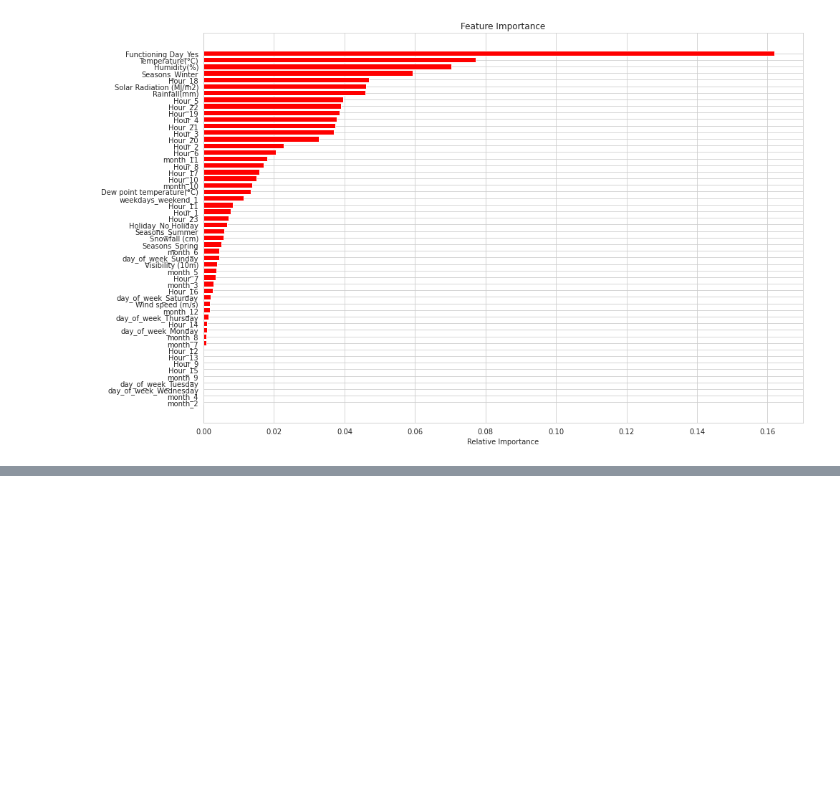
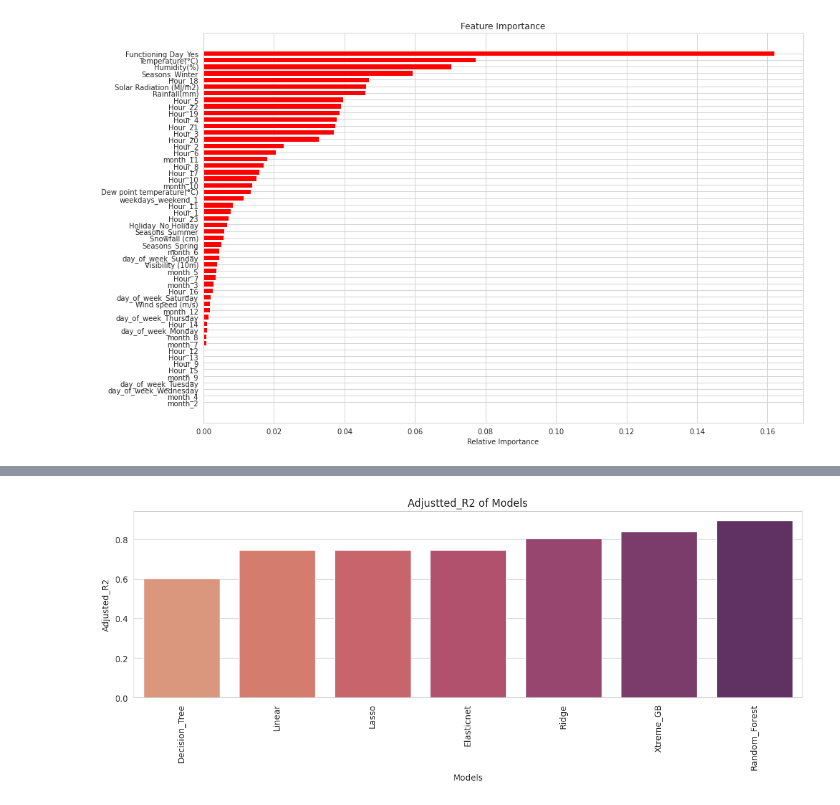
Before and after one commit to dushyantmaharshi/Bike-Sharing-Demand-Prediction-Capstone-Project, a Jupyter notebook: Bike_Sharing_Demand_Prediction_Capstone_Project_.ipynb, the cells around one changed output, grey strips where cells are left out. Drawn from its saved outputs; the diff is of its cells as text; code cells hidden in the pictures; blank space fills up the shorter version.

```diff
--- a/Bike_Sharing_Demand_Prediction_Capstone_Project_.ipynb
+++ b/Bike_Sharing_Demand_Prediction_Capstone_Project_.ipynb
@@ -758,0 +797,7 @@ get_features_importance(XGB,X_train)
+# %%
+all_model_matrices={'Mean_square_error':mean_sq_error,'Root_Mean_square_error':root_mean_sq_error,'R2':r2_list,'Adjusted_R2':adj_r2_list}
+# %%
+model_name=['Linear','Lasso','Ridge','Elasticnet','Decision_Tree','Random_Forest','Xtreme_GB']
+# %%
+#converting dictionary to dataframe fro easy visual
+matrices_df=pd.DataFrame.from_dict(all_model_matrices,orient="index",columns=model_name)
@@ -758,0 +812,3 @@ get_features_importance(XGB,X_train)
+# %%
+#transposing matrices_df for easy and clear view and saving that as new final matrices df
+final_matrices=matrices_df.transpose().reset_index().rename(columns={'index':'Models'})
@@ -758,0 +826,7 @@ get_features_importance(XGB,X_train)
+# %%
+#creating bar plot to visualize the Adjusted R2 of model
+plt.figure(figsize=(14,4),dpi=100)
+sns.barplot(x='Models',y='Adjusted_R2',data=final_matrices.sort_values('Adjusted_R2'),palette="flare").set(title='Adjustted_R2 of Models')
+plt.xticks(rotation=90);
+# %% [output]
+[figure, added]
```
Also changed, not shown: parts of 34 cells of this notebook.
